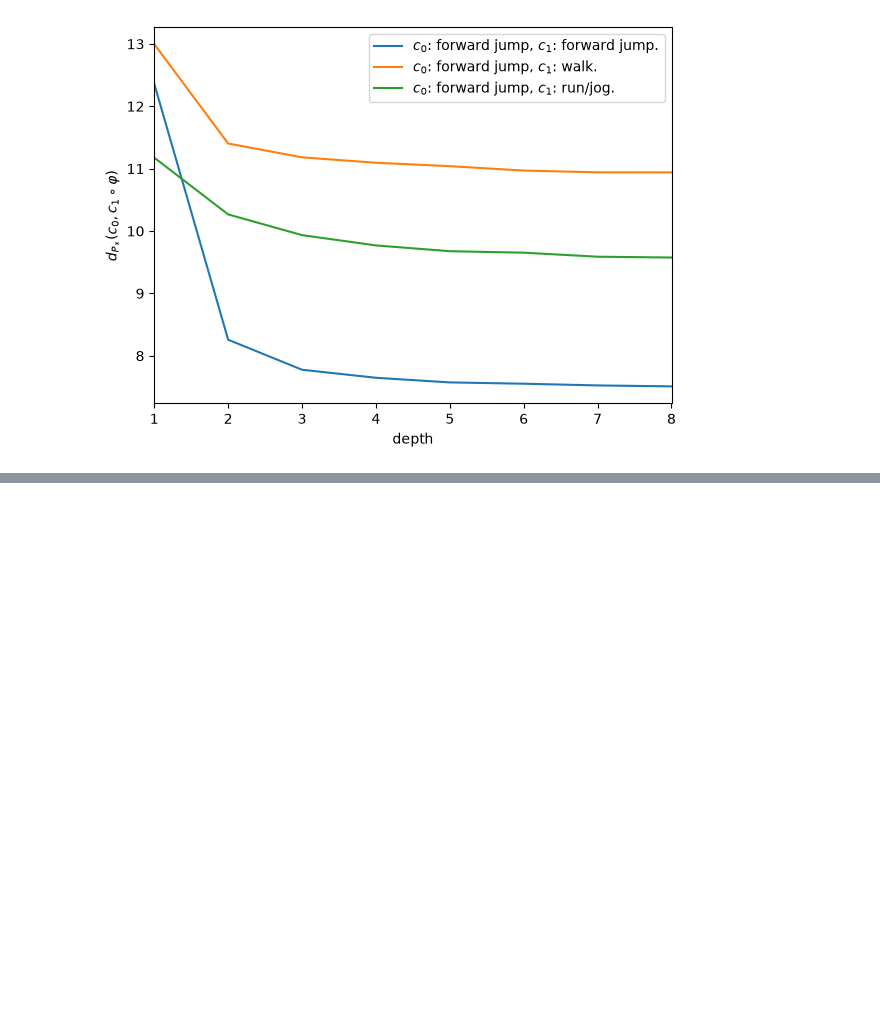
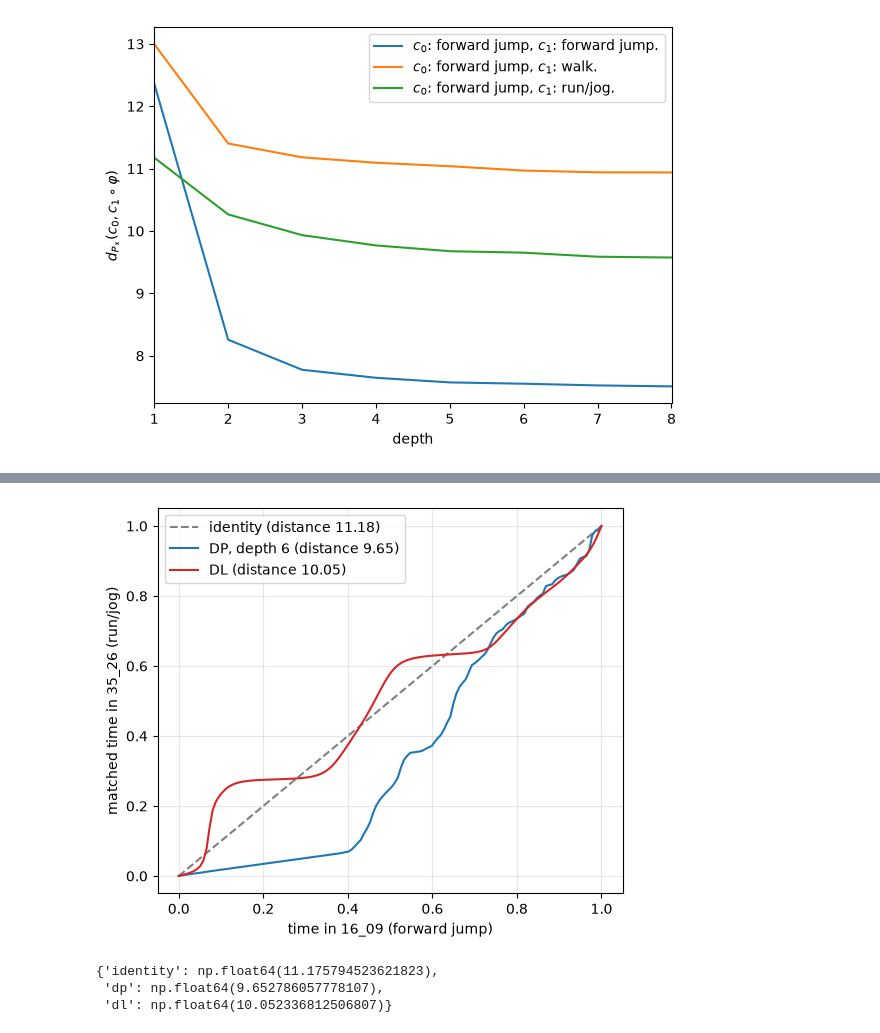
Before and after one commit to theaboge/Project, a Jupyter notebook: notebooks/explore.ipynb, the cells around one changed output, grey strips where cells are left out. Drawn from its saved outputs; the diff is of its cells as text; code cells hidden in the pictures; blank space fills up the shorter version.

```diff
--- a/notebooks/explore.ipynb
+++ b/notebooks/explore.ipynb
@@ -251,0 +288,4 @@ plot_convergence_paper_style([(18, 21), (18, 13), (18, 4)], depths=range(1, 9))
+# %%
+# 16_09 (forward jump) vs 35_26 (run/jog): the pair with the large warp
+plot_dl_vs_dp_alignment(18, 4)
+# %% [output]
@@ -251,0 +294,4 @@ plot_convergence_paper_style([(18, 21), (18, 13), (18, 4)], depths=range(1, 9))
+[figure, added]
+{'identity': np.float64(11.175794523621823),
+ 'dp': np.float64(9.652786057778107),
+ 'dl': np.float64(10.052336812506807)}
```
Also changed, not shown: parts of 22 cells of this notebook, 19 other files.
